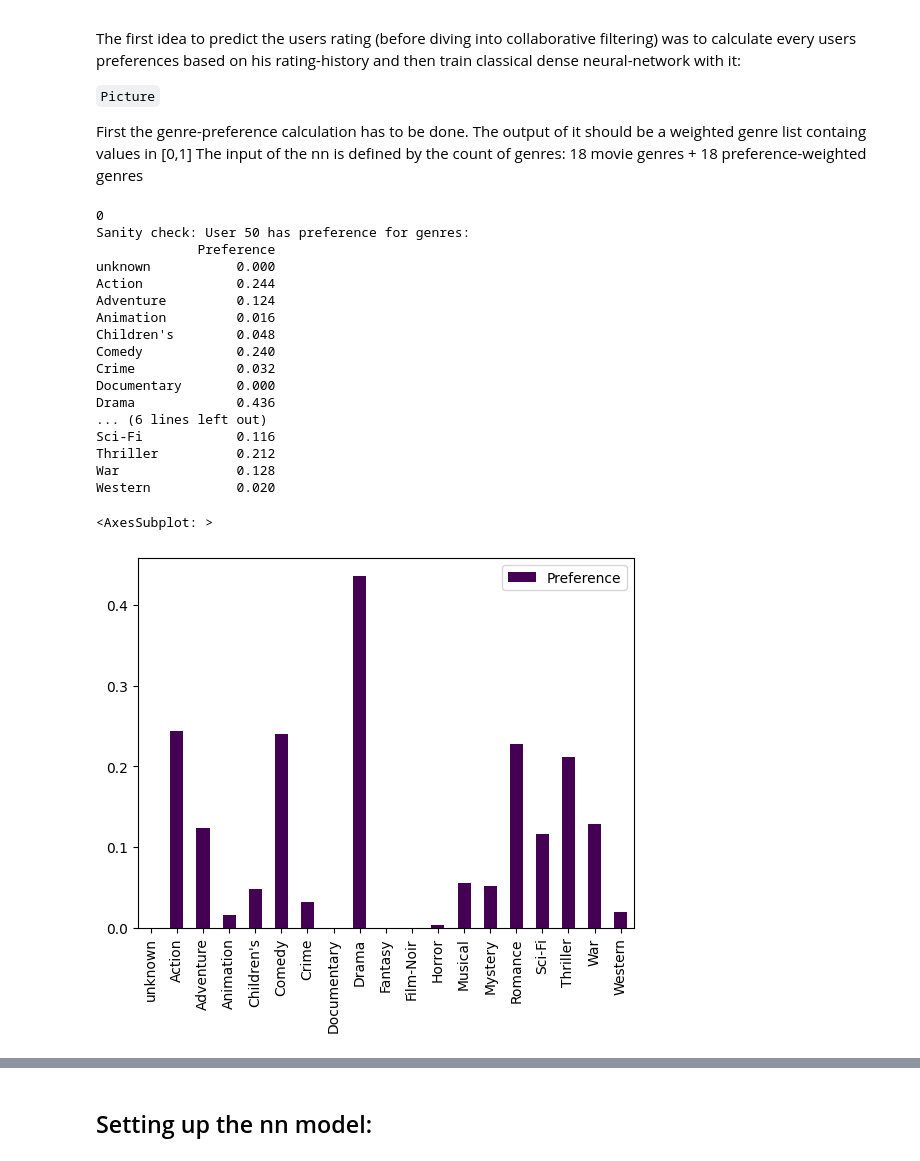
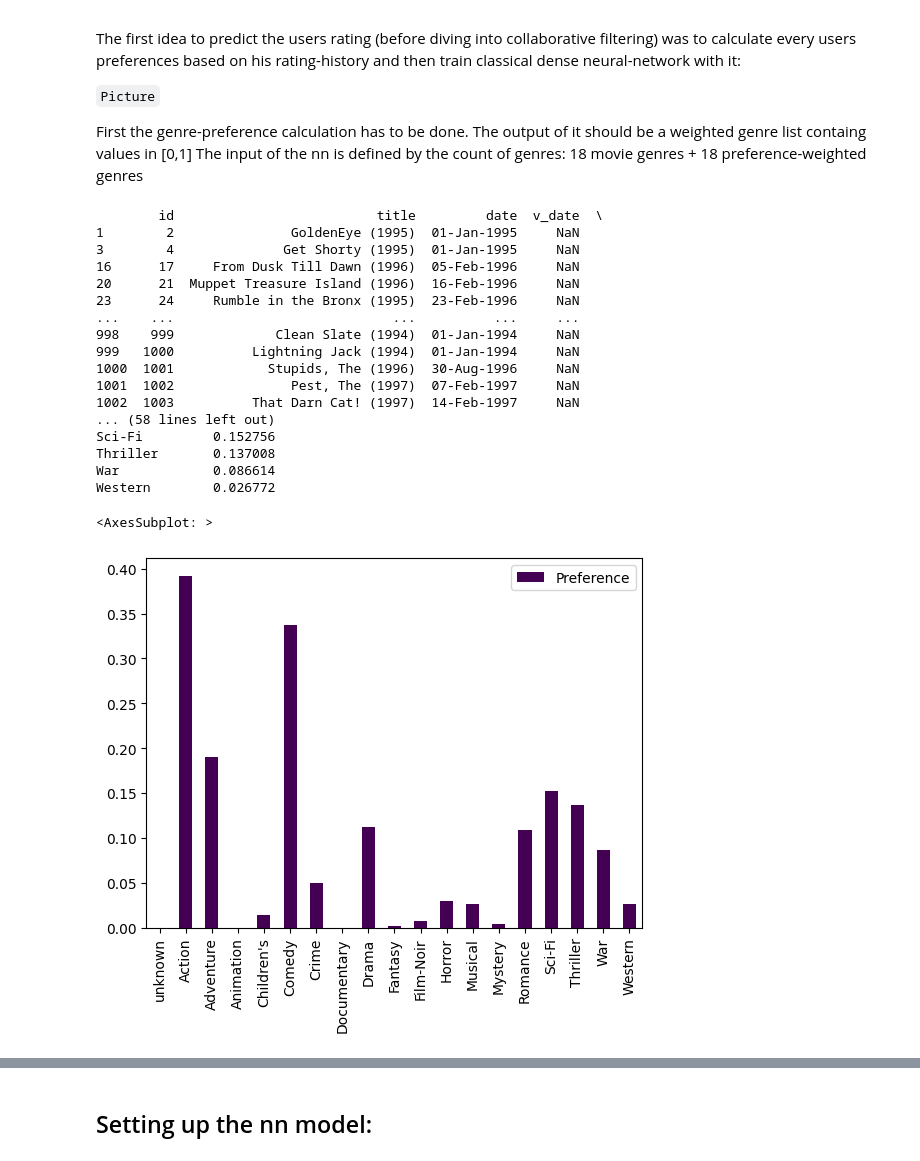
Before and after one commit to ManuRiess/MovieRecommender, a Jupyter notebook: MovieRecommender.ipynb, the cells around one changed output, grey strips where cells are left out. Cells and saved outputs as stored; diff of their text form; code cells hidden in the pictures.

```diff
--- a/MovieRecommender.ipynb
+++ b/MovieRecommender.ipynb
@@ -115,50 +115,50 @@ ratings.sort() #by time and user
 # %%
 #User genre preference calculation based on all other ratings in the training set
 def calc_pref(userID, movieID, count=0):
     #get all ratings:
     user_ratings = df_ratings.loc[(df_ratings["userId"] == userID) & (df_ratings["movieId"] != movieID)]
     user_movies = df_movies.loc[df_movies["id"].isin(user_ratings["movieId"])]
-
+    print(user_movies)
     # add rating in correct order
     user_rating_sorted = [int(user_ratings.loc[(user_ratings["movieId"]==id),"rating"]) for id  in user_movies["id"]]
     genre_table = user_movies.loc[:,"unknown":"Western"]# #only genres
     num_movies = len(user_movies)
     if num_movies:
         g_mat = genre_table.to_numpy()
         r_mat = np.asarray(user_rating_sorted)
         r_mat = np.tile(r_mat, (19,1))
         g_mat = g_mat * r_mat.transpose() / 5 #weight g_mat with rating
         pref_mat = np.asarray([np.sum(g_mat[:,i]) for i in range(np.shape(g_mat)[1])])
         pref_mat = pref_mat / num_movies #normalize to num_movies
-        print(count)
+        # print(g_mat, r_mat, g_mat*r_mat.transpose())
         # multiply with rating
         return pref_mat
     else:
         return 0
 
-df_test = pd.DataFrame(calc_pref(12,203),index= df_movies.columns[5:24].values,columns=["Preference"])
+df_test = pd.DataFrame(calc_pref(22,377),index= df_movies.columns[5:24].values,columns=["Preference"])
 print(f"Sanity check: User 50 has preference for genres:\n{df_test}")
 df_test.plot(kind='bar',colormap = mpl.colormaps['viridis'])
 # %% [output]
-0
-Sanity check: User 50 has preference for genres:
-             Preference
-unknown           0.000
-Action            0.244
-Adventure         0.124
-Animation         0.016
-Children's        0.048
-Comedy            0.240
-Crime             0.032
-Documentary       0.000
-Drama             0.436
-... (6 lines left out)
-Sci-Fi            0.116
-Thriller          0.212
-War               0.128
-Western           0.020
+        id                          title         date  v_date  \
+1        2               GoldenEye (1995)  01-Jan-1995     NaN
+3        4              Get Shorty (1995)  01-Jan-1995     NaN
+16      17     From Dusk Till Dawn (1996)  05-Feb-1996     NaN
+20      21  Muppet Treasure Island (1996)  16-Feb-1996     NaN
+23      24     Rumble in the Bronx (1995)  23-Feb-1996     NaN
+...    ...                            ...          ...     ...
+998    999             Clean Slate (1994)  01-Jan-1994     NaN
+999   1000          Lightning Jack (1994)  01-Jan-1994     NaN
+1000  1001            Stupids, The (1996)  30-Aug-1996     NaN
+1001  1002               Pest, The (1997)  07-Feb-1997     NaN
+1002  1003          That Darn Cat! (1997)  14-Feb-1997     NaN
+... (58 lines left out)
+Sci-Fi         0.152756
+Thriller       0.137008
+War            0.086614
+Western        0.026772
 <AxesSubplot: >
-[figure, old version]
+[figure, new version]
 # %%
 #Dataset preparation:
 # x_test and x_train:
```
Also changed, not shown: parts of 16 cells of this notebook.
